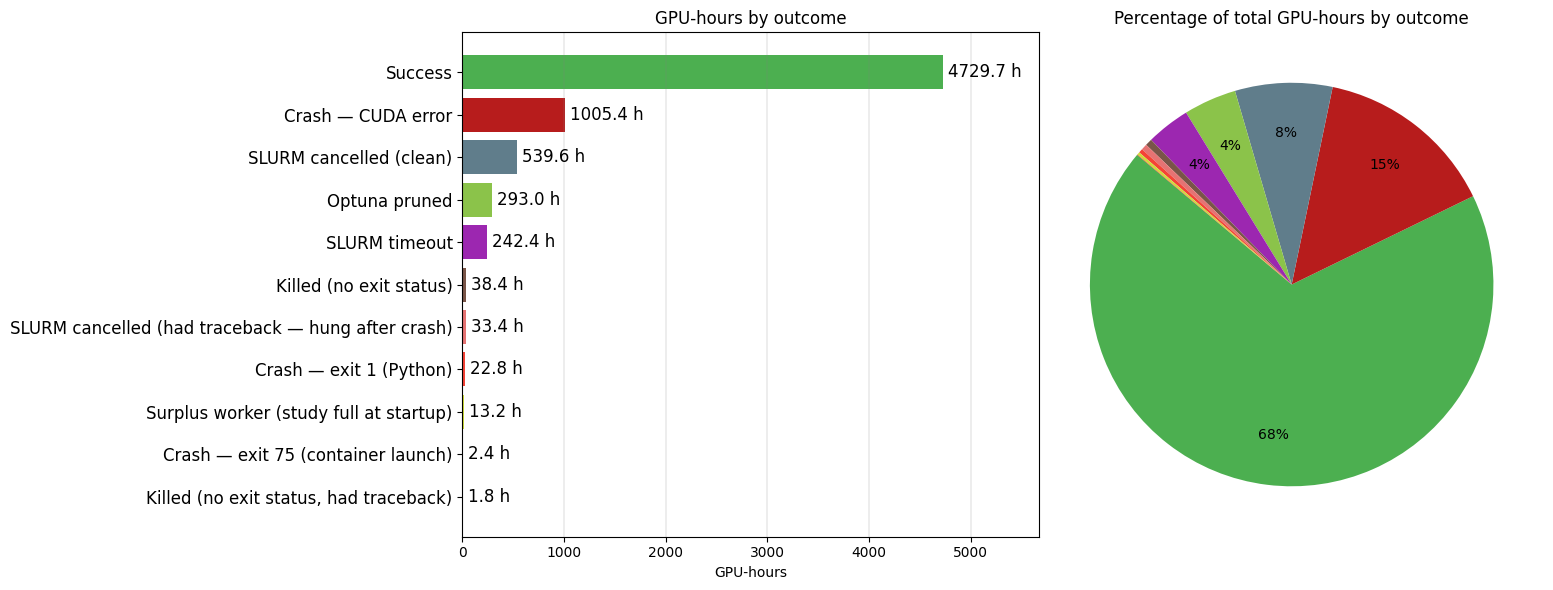
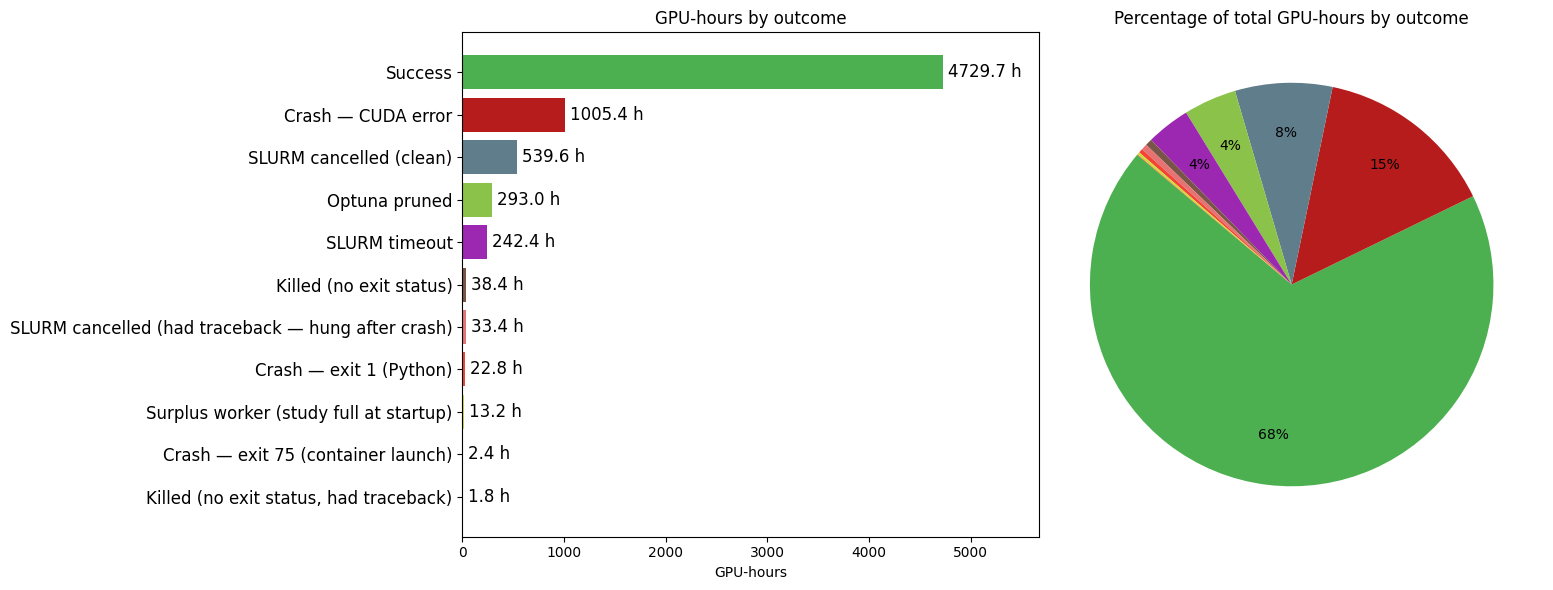
The notebook cell's code change between the first figure and the second:
--- before
+++ after
@@ -18,5 +18,5 @@
     fig, axes = plt.subplots(1, 2, figsize=(16, 6))
     ax = axes[0]
-    ax.grid(True, "major", "x", color="gray", linestyle="-", linewidth=0.2)
+    ax.grid(False)
     bars = ax.barh(h_labels[::-1], hour_by_status.values[::-1], color=h_colors[::-1])
     ax.set_yticklabels(h_labels[::-1], fontsize=YLABEL_FONTSIZE)
@@ -43,4 +43,5 @@
 
     plt.tight_layout()
+    plt.savefig(fname="images/slurm_audit_crash_hours.svg",format="svg")
     plt.show()
 

Commit: Experiments update